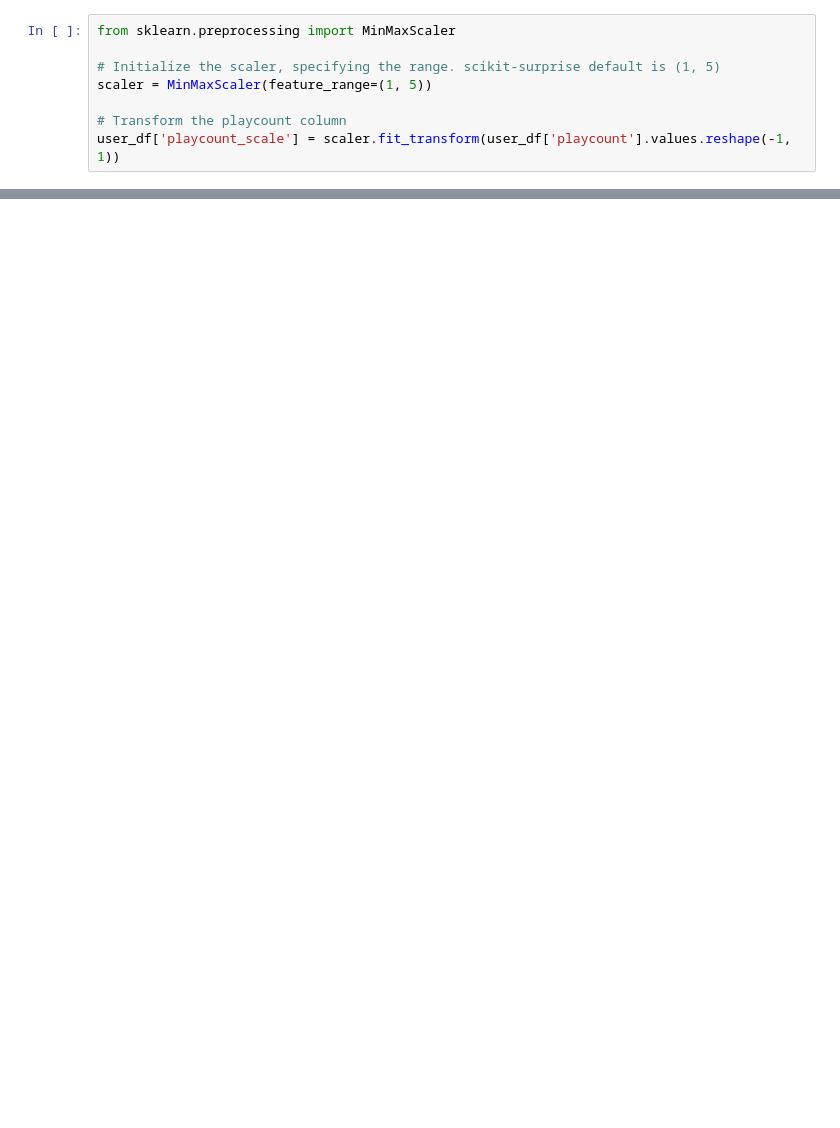
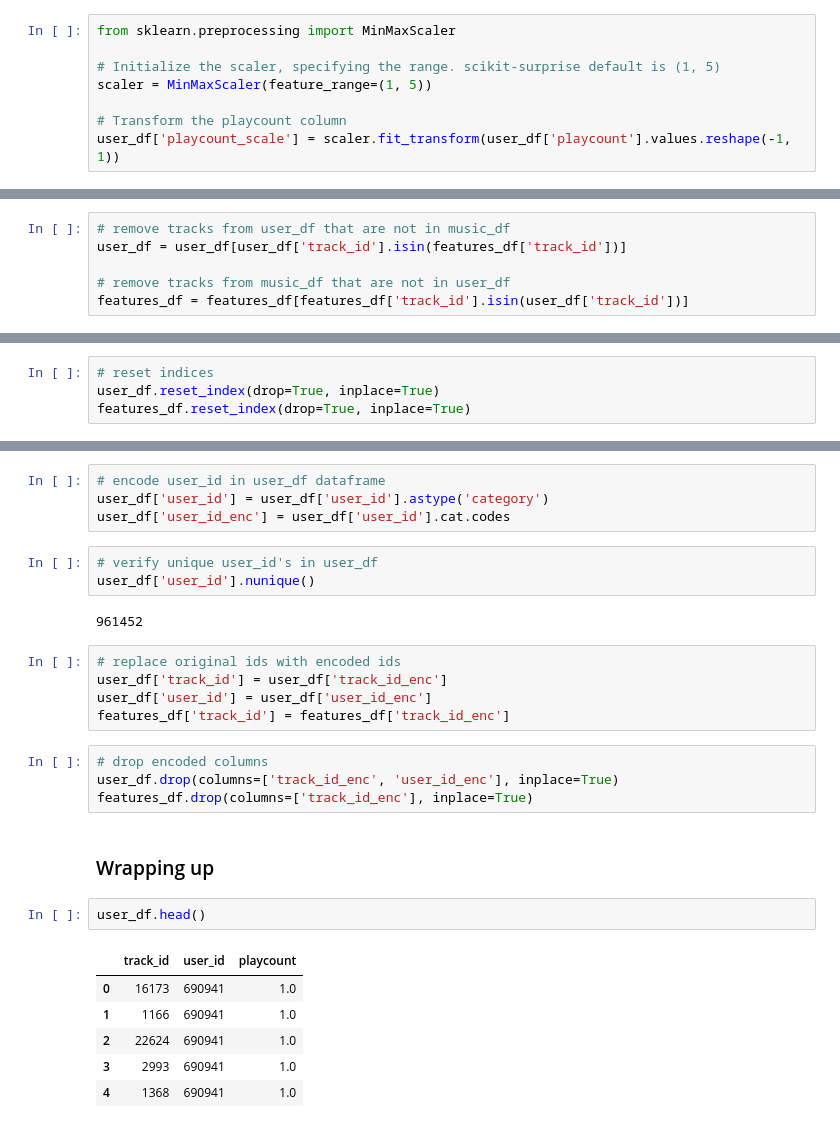
Before and after one commit to iliketurtles83/super-couscous, a Jupyter notebook: 02-data_wrangling.ipynb, the cells around one changed output, grey strips where cells are left out. Saved outputs shown, nothing was run; the diff lists cells and outputs as text; blank space fills up the shorter version.

```diff
--- a/02-data_wrangling.ipynb
+++ b/02-data_wrangling.ipynb
@@ -270,0 +230,6 @@ user_df['playcount_scale'] = scaler.fit_transform(user_df['playcount'].values.re
+# %%
+# remove tracks from user_df that are not in music_df
+user_df = user_df[user_df['track_id'].isin(features_df['track_id'])]
+
+# remove tracks from music_df that are not in user_df
+features_df = features_df[features_df['track_id'].isin(user_df['track_id'])]
@@ -270,0 +241,4 @@ user_df['playcount_scale'] = scaler.fit_transform(user_df['playcount'].values.re
+# %%
+# reset indices
+user_df.reset_index(drop=True, inplace=True)
+features_df.reset_index(drop=True, inplace=True)
@@ -271,3 +279,32 @@ user_df['playcount_scale'] = scaler.fit_transform(user_df['playcount'].values.re
+# %%
+# encode user_id in user_df dataframe
+user_df['user_id'] = user_df['user_id'].astype('category')
+user_df['user_id_enc'] = user_df['user_id'].cat.codes
+# %%
+# verify unique user_id's in user_df
+user_df['user_id'].nunique()
+# %% [output]
+961452
+# %%
+# replace original ids with encoded ids
+user_df['track_id'] = user_df['track_id_enc']
+user_df['user_id'] = user_df['user_id_enc']
+features_df['track_id'] = features_df['track_id_enc']
+# %%
+# drop encoded columns
+user_df.drop(columns=['track_id_enc', 'user_id_enc'], inplace=True)
+features_df.drop(columns=['track_id_enc'], inplace=True)
+# %% [markdown]
+### Wrapping up
+# %%
+user_df.head()
+# %% [output]
+|  | track_id | user_id | playcount |
+| 0 | 16173 | 690941 | 1.0 |
+| 1 | 1166 | 690941 | 1.0 |
+| 2 | 22624 | 690941 | 1.0 |
+| 3 | 2993 | 690941 | 1.0 |
+| 4 | 1368 | 690941 | 1.0 |
 # %%
 features_df.head()
 # %% [output]
```
Also changed, not shown: parts of 35 cells of this notebook.
